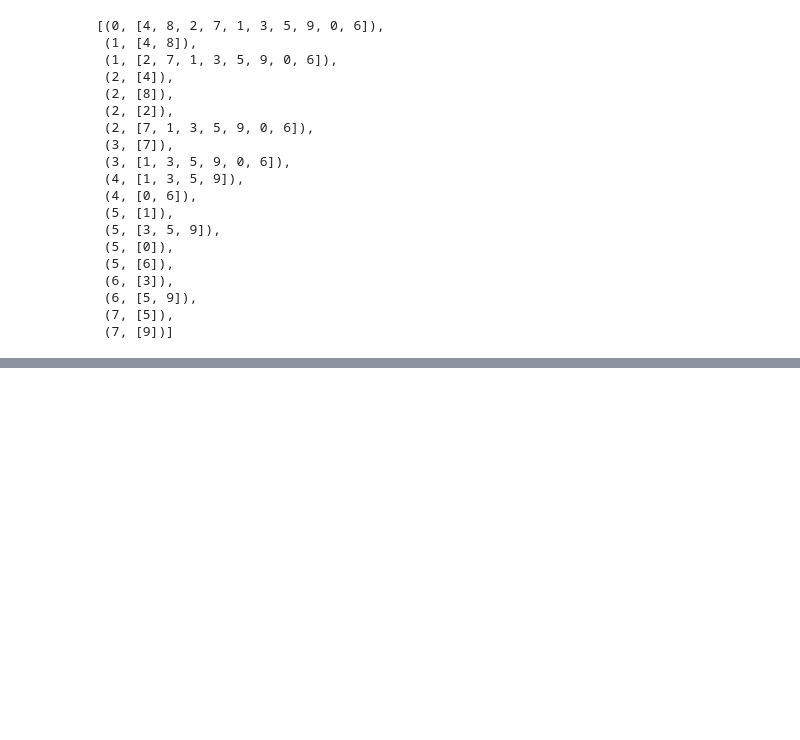
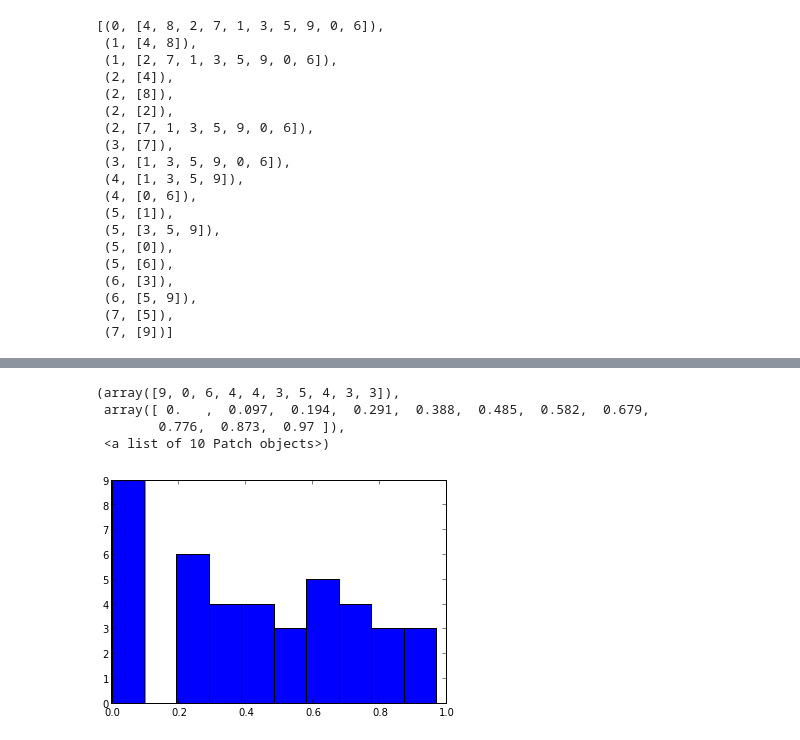
Before and after one commit to biobakery/halla_legacy, a Jupyter notebook: 22Jauary2014.ipynb, the cells around one changed output, grey strips where cells are left out. Cells and saved outputs as stored; diff of their text form; code cells hidden in the pictures; blank space fills up the shorter version.

```diff
--- a/22Jauary2014.ipynb
+++ b/22Jauary2014.ipynb
@@ -157,0 +217,4 @@ lf1
+# %%
+tX, tY = halla.hclust( dX, bTree = True ), halla.hclust( dY, bTree = True )
+# %%
+tH = halla.hierarchy.couple_tree( [tX], [tY] )
@@ -157,0 +227,3 @@ lf1
+# %%
+reload(halla);reload(halla.hierarchy)
+aOut = halla.hierarchy.all_against_all( tH, X, Y )
@@ -157,0 +251,10 @@ lf1
+# %%
+import pylab as pl
+aOutNew = sort( [a[1] for a in aOut] )
+pl.hist( aOutNew )
+# %% [output]
+(array([9, 0, 6, 4, 4, 3, 5, 4, 3, 3]),
+ array([ 0.   ,  0.097,  0.194,  0.291,  0.388,  0.485,  0.582,  0.679,
+        0.776,  0.873,  0.97 ]),
+ <a list of 10 Patch objects>)
+[figure, added]
```
Also changed, not shown: parts of 11 cells of this notebook, 4 other files.
